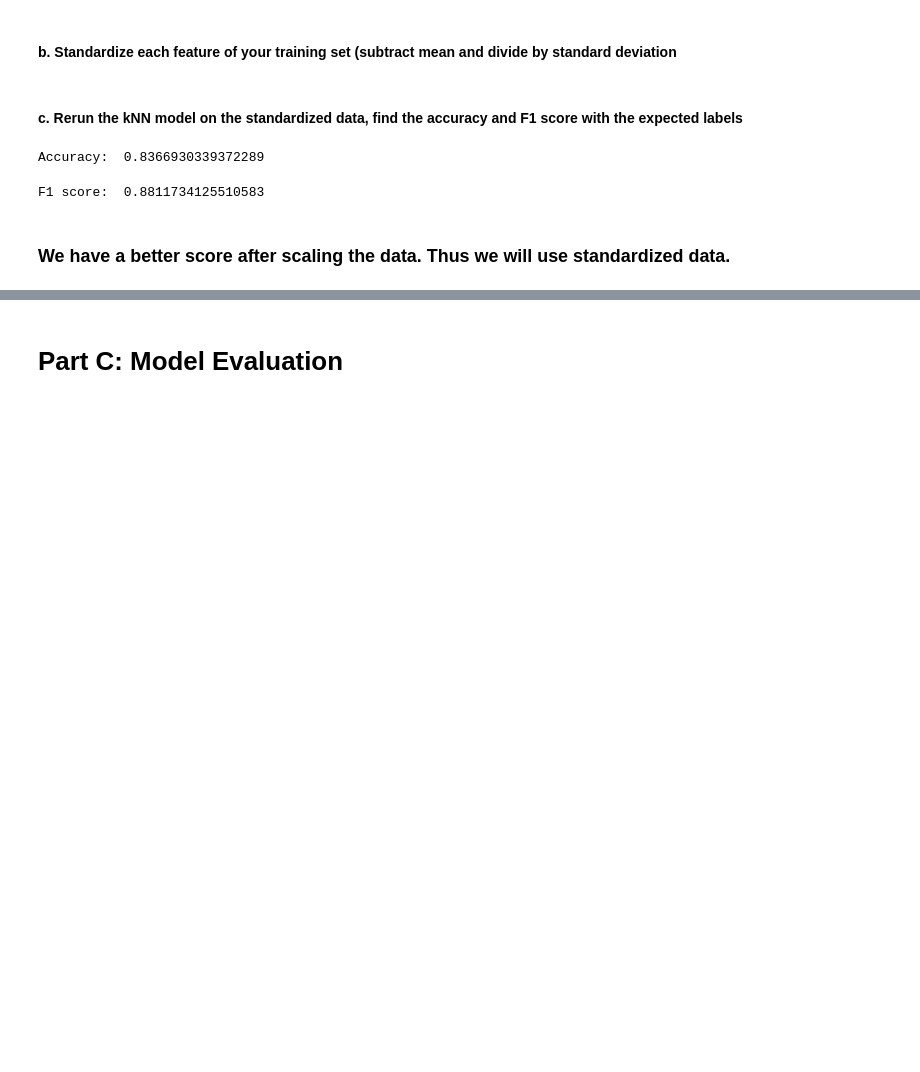
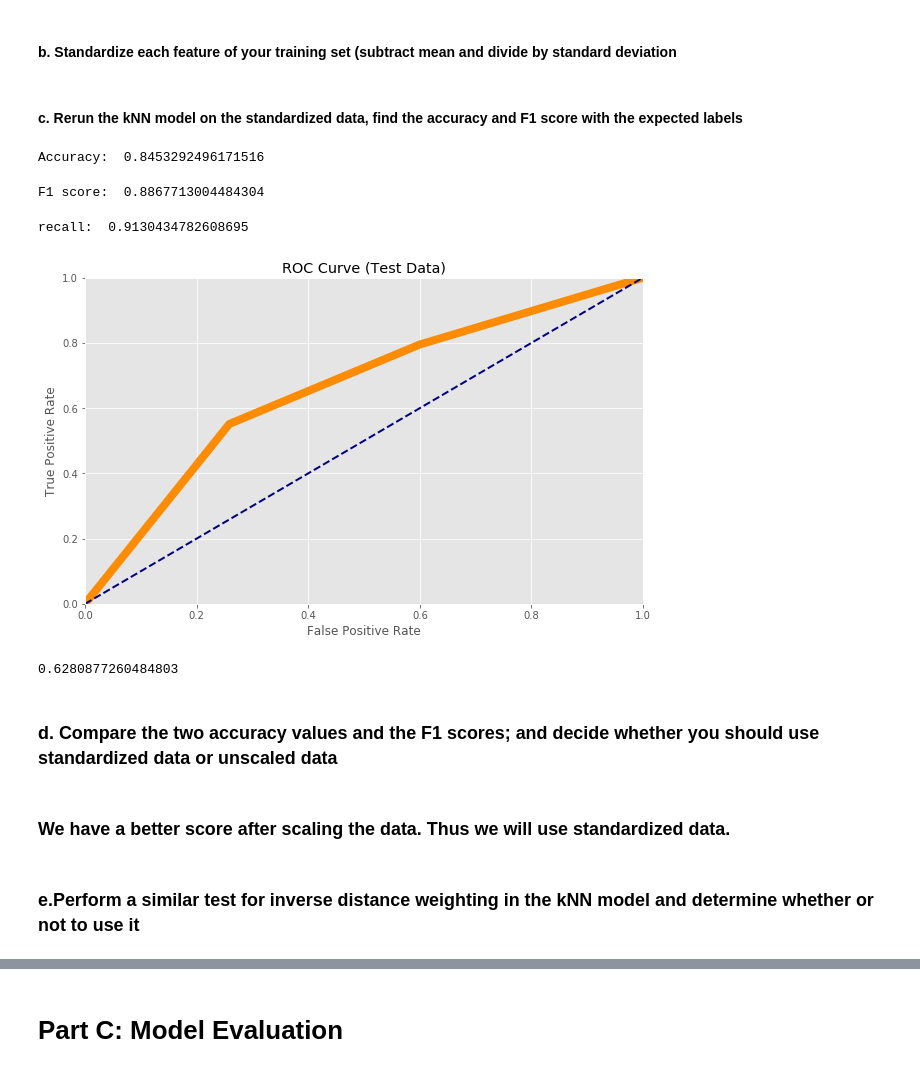
Before and after one commit to pemesie/MachineLearning, a Jupyter notebook: Nchouwat_Georges_Connor_Austin.ipynb, the cells around one changed output, grey strips where cells are left out. Drawn from its saved outputs; the diff is of its cells as text; code cells hidden in the pictures; blank space fills up the shorter version.

```diff
--- a/Nchouwat_Georges_Connor_Austin.ipynb
+++ b/Nchouwat_Georges_Connor_Austin.ipynb
@@ -201,7 +206,7 @@ class KNN(object):
         self.training_labels = training_labels
         self.k = k
         self.distance_f = distance_f
-        self.distance = 0
+#         self.distance = 0
         self.kwargs = kwargs
 
 
@@ -210,10 +215,10 @@ class KNN(object):
     # from sortedcontainers import SortedList
     # import numpy as np
 
-    distance = 0
+#     distance = 0
     def predict(self, test_features):
 
-        test_features = np.array(test_features)
+#         test_features = np.array(test_features)
 
         y = np.zeros(len(test_features))
         predict_prob = np.zeros(len(test_features))
@@ -233,10 +238,11 @@ class KNN(object):
                     sl.add(  (distance, self.training_labels[j])   )
                 else:
                     if distance < sl[-1][0]:
+
                         del sl[-1]
                         sl.add( ( distance, self.training_labels[j] )  )
-
-            # count how many time a label appears in the sorted list
+#             print(sl)
+                # count how many time a label appears in the sorted list
             labelCount = {}
             for _, l in sl:
                 labelCount[l] = labelCount.get(l, 0) + 1 # get() return 0 if label not found; the value otherwise
@@ -244,11 +250,11 @@ class KNN(object):
             # Classify; find the label that appears the most
             max_votes = 0
             label = -1
-            for l, labelCount in labelCount.items():
+            for l, labelCount in iteritems(labelCount):
                 if labelCount > max_votes:
                     max_votes = labelCount
                     label = l
-
+#             print("label", label)
             y[i] = label
 
             # This will help determine the prediction probability for each data points
@@ -256,4 +262,4 @@ class KNN(object):
 
             #scores.append((label, predict_prob))
 
-        return y,predict_prob
+        return y, predict_prob
@@ -509,9 +514,10 @@ def standardization(X_train, X_test):
         mean[index] = X_train[:,index].mean()
         sdt[index] = X_train[:, index].std()
         X_train[:, index] =  ( X_train[:, index] - mean[index]  ) / sdt[index]
-        #print( dataset[:, index])
-    for i in range ( 0, X_test.shape[1] ):
-        X_test[:, index] =  ( X_test[:, index] - mean[i]  ) / sdt[i]
+
+        mean[index] = X_test[:,index].mean()
+        sdt[index] = X_test[:, index].std()
+        X_test[:, index] =  ( X_test[:, index] - mean[index]  ) / sdt[index]
 
     return X_train, X_test
 # %%
@@ -520,19 +525,41 @@ X_train_stand, X_test_stand = standardization(X_train, X_test)
 # %% [markdown]
 #### c. Rerun the kNN model on the standardized data, find the accuracy and F1 score with the expected labels
 # %%
+
 knn = KNN()
 knn.fit(X_train_stand, y_train, 5, euclidianDistance)
-'''????????'''
-y_predicted, predic_prob = knn.predict(X_train_stand)
+
+y_stand_predicted, stand_predic_prob = knn.predict(X_train_stand)
 # %%
-accuracy = accuracyGeneralizationError(y_train, y_predicted)
-print("Accuracy: ", accuracy[0] )
+
+stand_accuracy = accuracyGeneralizationError(y_train, y_stand_predicted)
+print("Accuracy: ", stand_accuracy[0] )
 # %% [output]
-Accuracy:  0.8366930339372289
+Accuracy:  0.8453292496171516
 # %%
-F1 = F1_score(y_train, y_predicted)
-print("F1 score: ", F1)
+stand_F1 = F1_score(y_train, y_stand_predicted)
+print("F1 score: ", stand_F1)
 # %% [output]
-F1 score:  0.8811734125510583
+F1 score:  0.8867713004484304
+# %%
+stand_recall = recall(y_train, y_stand_predicted)
+print("recall: ",stand_recall)
+# %% [output]
+recall:  0.9130434782608695
+# %%
+thresholds=  [ 1, 0.8,  0.6, 0.4, 0.2 ]
+
+stand_fpr, stand_tpr= roc_curve(thresholds, y_train, stand_predic_prob, confusion_matrix, recall)
+plot_roc_curve(stand_fpr, stand_tpr, label =None)
+# %% [output]
+[figure, added]
+# %%
+auc_from_fpr_tpr( tpr, 0.2)
+# %% [output]
+0.6280877260484803
+# %% [markdown]
+### d. Compare the two accuracy values and the F1 scores; and decide whether you should use standardized data or unscaled data
 # %% [markdown]
 ### We have a better score after scaling the data. Thus we will use standardized data.
+# %% [markdown]
+### e.Perform a similar test for inverse distance weighting in the kNN model and determine whether or not to use it
```
Also changed, not shown: parts of 60 cells of this notebook.
